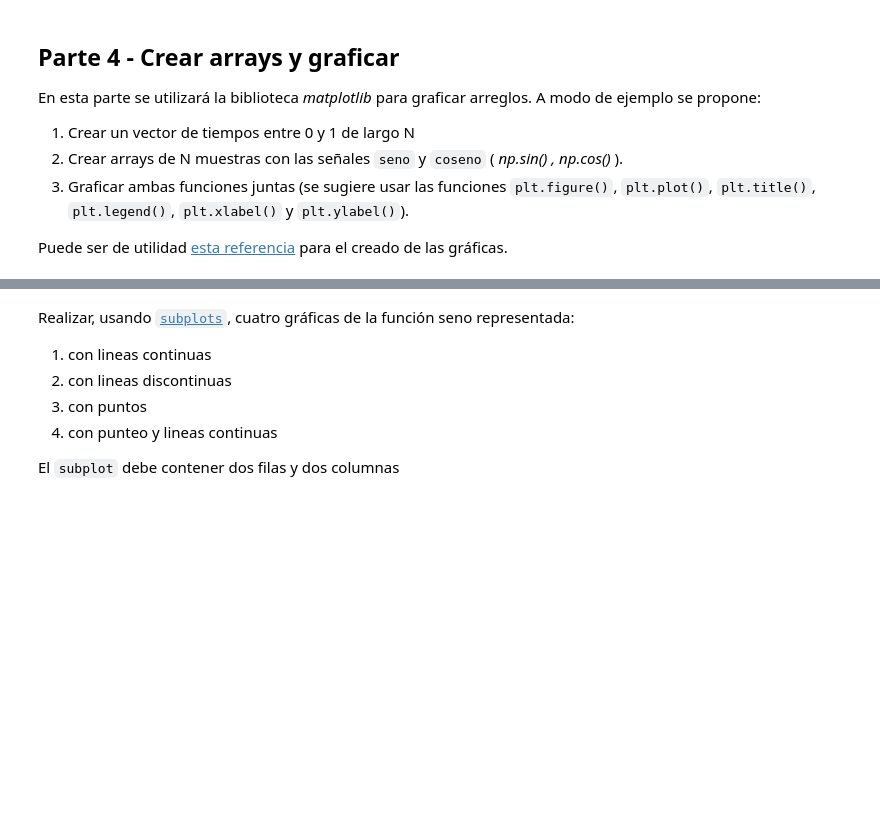
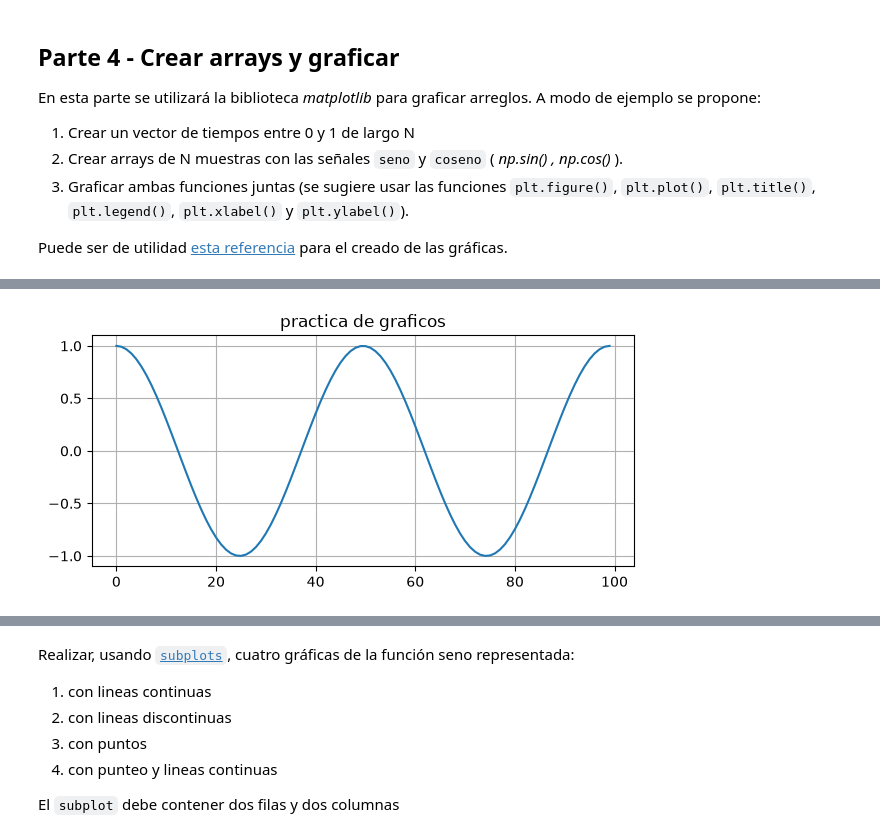
Before and after one commit to monicarle1974/curso_series_temporales, a Jupyter notebook: A_P0_manejo_python.ipynb, the cells around one changed output, grey strips where cells are left out. Saved outputs shown, nothing was run; the diff lists cells and outputs as text; code cells hidden in the pictures; blank space fills up the shorter version.

```diff
--- a/A_P0_manejo_python.ipynb
+++ b/A_P0_manejo_python.ipynb
@@ -294,3 +367,11 @@ plt.show()
+# %%
+plt.figure(figsize=(7,3))
+plt.title("practica de graficos")
+plt.plot(cosine)
+plt.grid()
+plt.show()
+# %% [output]
+[figure, added]
 # %%
 # Graficar seno y coseno juntos en una misma gráfica
 plt.figure(figsize=(8,2))
```
Also changed, not shown: parts of 36 cells of this notebook, 3 other files.
